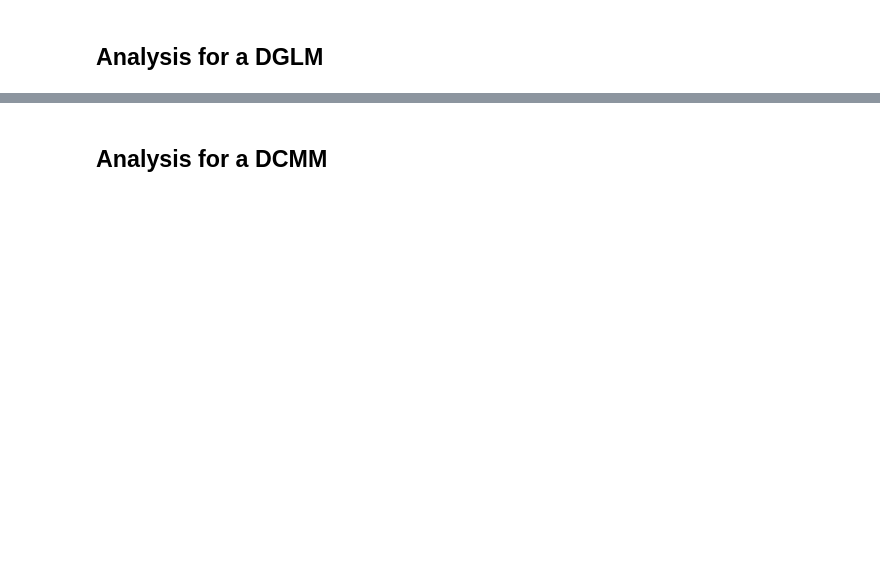
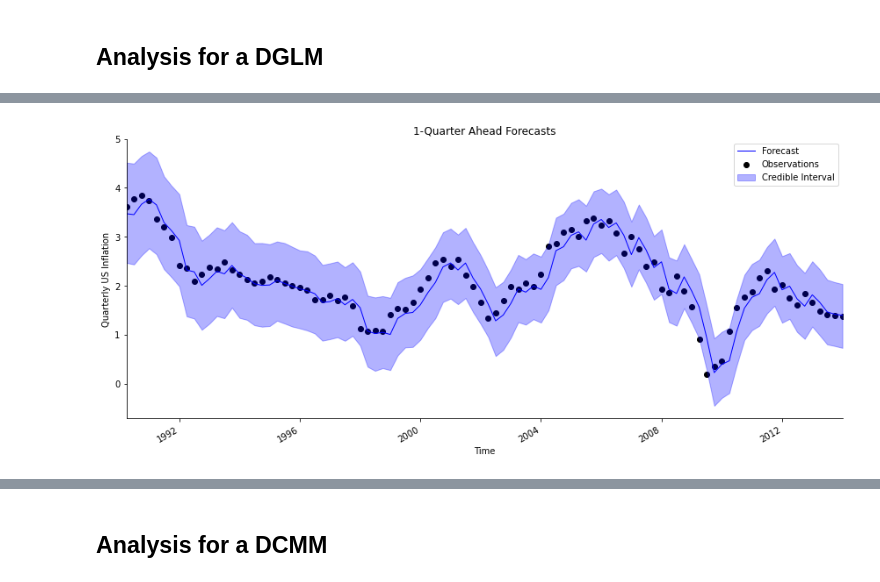
Before and after one commit to lavinei/pybats_nbdev, a Jupyter notebook: nbs/05_analysis.ipynb, the cells around one changed output, grey strips where cells are left out. Drawn from its saved outputs; the diff is of its cells as text; code cells hidden in the pictures; blank space fills up the shorter version.

Commit message:
analysis

```diff
--- a/nbs/05_analysis.ipynb
+++ b/nbs/05_analysis.ipynb
@@ -234,0 +218,15 @@ def analysis(Y, X, k, forecast_start, forecast_end,
+# %%
+from pybats_nbdev.shared import load_us_inflation
+from pybats_nbdev.analysis import analysis
+import pandas as pd
+from pybats_nbdev.plot import plot_data_forecast
+from pybats_nbdev.point_forecast import median
+import matplotlib.pyplot as plt
+from pybats_nbdev.loss_functions import MAPE
+
+
+
+data = load_us_inflation()
+#data.Date = pd.DatetimeIndex(data.Date)
+#data.set_index('Date')
+pd.concat([data.head(3), data.tail(3)])
@@ -234,0 +243,12 @@ def analysis(Y, X, k, forecast_start, forecast_end,
+# %%
+forecast_start = '1990-Q1'
+forecast_end = '2013-Q4'
+X = data.Inflation.values[:-1]
+
+mod, samples = analysis(Y = data.Inflation.values[1:], X=X, family="normal",
+                        k = 4, prior_length = 12,
+                        forecast_start = forecast_start, forecast_end = forecast_end,
+                        dates=data.Date,
+                        ntrend = 2, deltrend=.99,
+                        seasPeriods=[4], seasHarmComponents=[[1,2]], delseas=.99,
+                        nsamps = 5000)
@@ -234,0 +294,17 @@ def analysis(Y, X, k, forecast_start, forecast_end,
+# %%
+forecast = median(samples)
+
+# Plot the 1-quarter ahead forecast
+h = 1
+start = data[data.Date == forecast_start].index[0] + h
+end = data[data.Date == forecast_end].index[0] + h + 1
+
+fig, ax = plt.subplots(figsize=(12, 6))
+plot_data_forecast(fig, ax, y = data[start:end].Inflation.values,
+                   f = forecast[:,h-1],
+                   samples = samples[:,:,h-1],
+                   dates = pd.to_datetime(data[start:end].Date.values),
+                   xlabel='Time', ylabel='Quarterly US Inflation', title='1-Quarter Ahead Forecasts')
+pass
+# %% [output]
+[figure, added]
```
Also changed, not shown: parts of 21 cells of this notebook, 11 other files.
